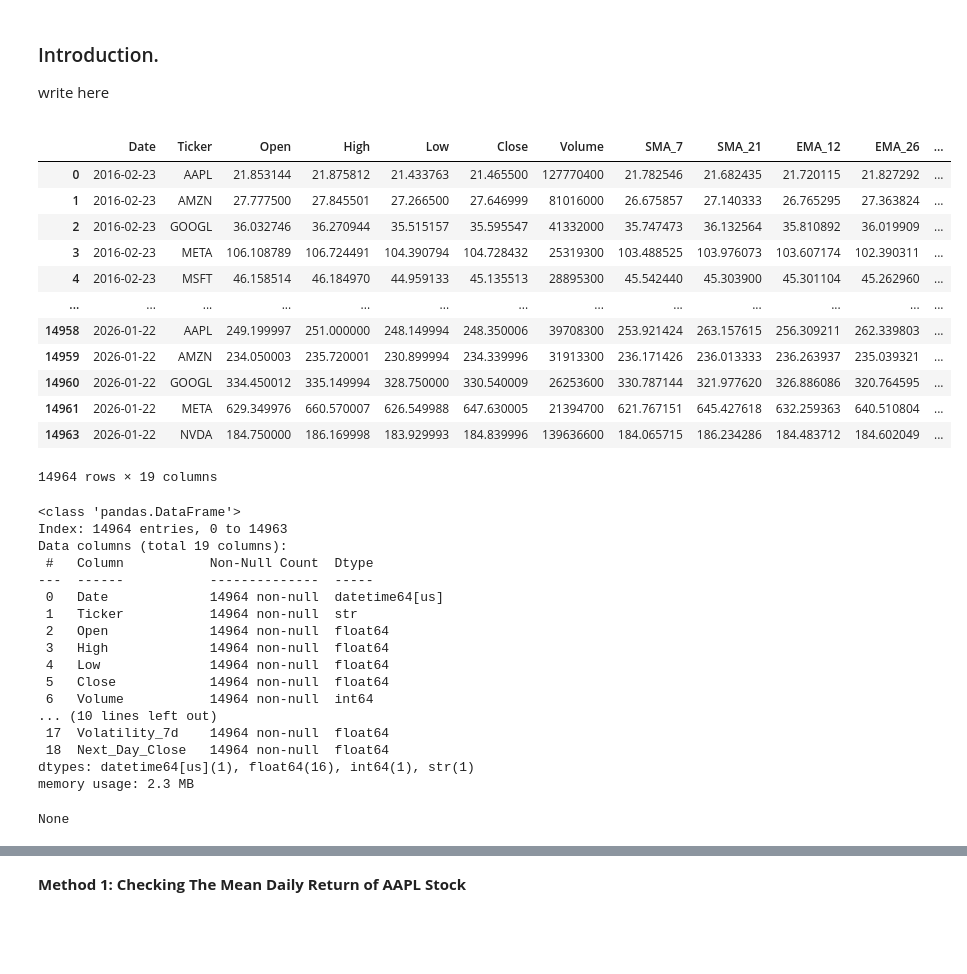
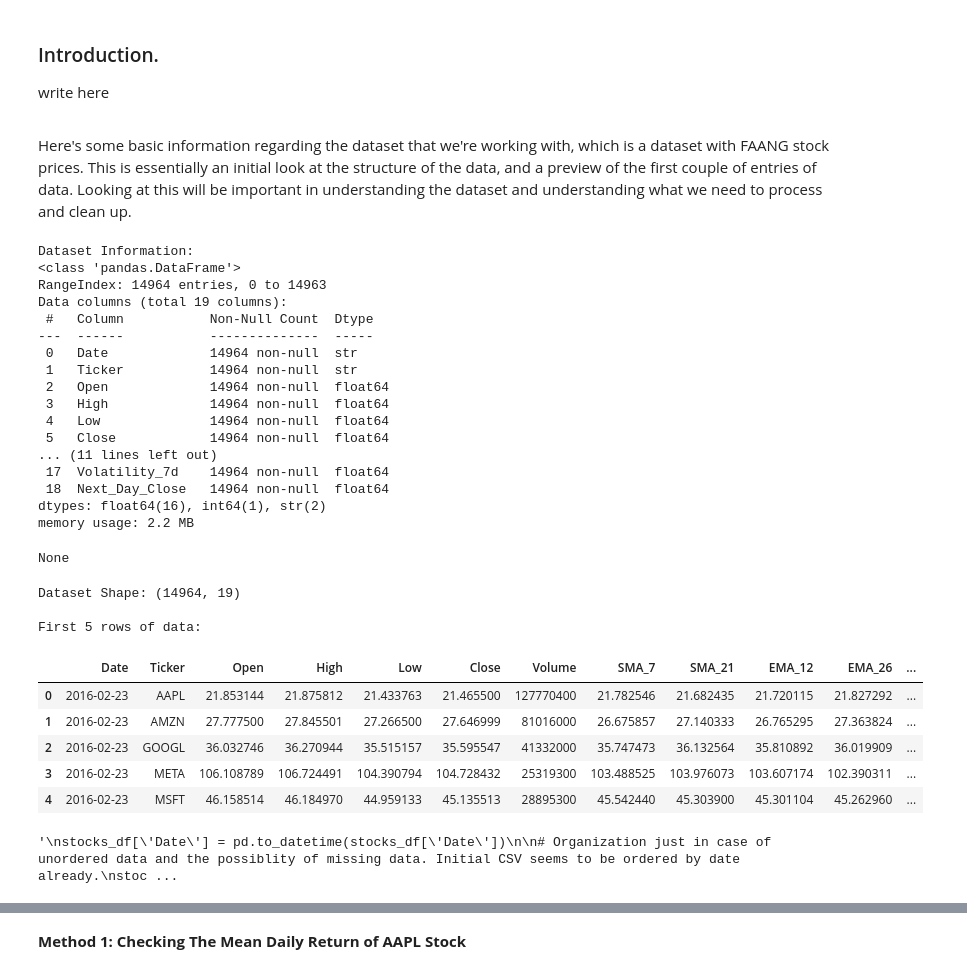
Before and after one commit to jli433/CMSC320_Final_Project, a Jupyter notebook: data.ipynb, the cells around one changed output, grey strips where cells are left out. Saved outputs shown, nothing was run; the diff lists cells and outputs as text; code cells hidden in the pictures; blank space fills up the shorter version.

Commit message:
pre processing

```diff
--- a/data.ipynb
+++ b/data.ipynb
@@ -50,44 +53,50 @@ import seaborn as sns
+# %% [markdown]
+Here's some basic information regarding the dataset that we're working with, which is a dataset with FAANG stock prices. This is essentially an initial look at the structure of the data, and a preview of the first couple of entries of data. Looking at this will be important in understanding the dataset and understanding what we need to process and clean up.
 # %%
-# Setting up the stocks database
+# Here, we're loading the stock dataset.
 stocks_df = pd.read_csv("faang_stock_prices.csv")
+
+print("Dataset Information:")
+display(stocks_df.info())
+
+print("\nDataset Shape:", stocks_df.shape)
+
+print("\nFirst 5 rows of data:")
+display(stocks_df.head())
+'''
 stocks_df['Date'] = pd.to_datetime(stocks_df['Date'])
 
 # Organization just in case of unordered data and the possiblity of missing data. Initial CSV seems to be ordered by date already.
 stocks_df = stocks_df.sort_values(by = "Date").dropna()
 
 display(stocks_df)
+'''
 # %% [output]
+Dataset Information:
+<class 'pandas.DataFrame'>
+RangeIndex: 14964 entries, 0 to 14963
+Data columns (total 19 columns):
+ #   Column           Non-Null Count  Dtype
+---  ------           --------------  -----
+ 0   Date             14964 non-null  str
+ 1   Ticker           14964 non-null  str
+ 2   Open             14964 non-null  float64
+ 3   High             14964 non-null  float64
+ 4   Low              14964 non-null  float64
+ 5   Close            14964 non-null  float64
+... (11 lines left out)
+ 17  Volatility_7d    14964 non-null  float64
+ 18  Next_Day_Close   14964 non-null  float64
+dtypes: float64(16), int64(1), str(2)
+memory usage: 2.2 MB
+None
+Dataset Shape: (14964, 19)
+
+First 5 rows of data:
 |  | Date | Ticker | Open | High | Low | Close | Volume | SMA_7 | SMA_21 | EMA_12 | EMA_26 | ... |
 | 0 | 2016-02-23 | AAPL | 21.853144 | 21.875812 | 21.433763 | 21.465500 | 127770400 | 21.782546 | 21.682435 | 21.720115 | 21.827292 | ... |
 | 1 | 2016-02-23 | AMZN | 27.777500 | 27.845501 | 27.266500 | 27.646999 | 81016000 | 26.675857 | 27.140333 | 26.765295 | 27.363824 | ... |
 | 2 | 2016-02-23 | GOOGL | 36.032746 | 36.270944 | 35.515157 | 35.595547 | 41332000 | 35.747473 | 36.132564 | 35.810892 | 36.019909 | ... |
 | 3 | 2016-02-23 | META | 106.108789 | 106.724491 | 104.390794 | 104.728432 | 25319300 | 103.488525 | 103.976073 | 103.607174 | 102.390311 | ... |
 | 4 | 2016-02-23 | MSFT | 46.158514 | 46.184970 | 44.959133 | 45.135513 | 28895300 | 45.542440 | 45.303900 | 45.301104 | 45.262960 | ... |
-| ... | ... | ... | ... | ... | ... | ... | ... | ... | ... | ... | ... | ... |
-| 14958 | 2026-01-22 | AAPL | 249.199997 | 251.000000 | 248.149994 | 248.350006 | 39708300 | 253.921424 | 263.157615 | 256.309211 | 262.339803 | ... |
-| 14959 | 2026-01-22 | AMZN | 234.050003 | 235.720001 | 230.899994 | 234.339996 | 31913300 | 236.171426 | 236.013333 | 236.263937 | 235.039321 | ... |
-| 14960 | 2026-01-22 | GOOGL | 334.450012 | 335.149994 | 328.750000 | 330.540009 | 26253600 | 330.787144 | 321.977620 | 326.886086 | 320.764595 | ... |
-| 14961 | 2026-01-22 | META | 629.349976 | 660.570007 | 626.549988 | 647.630005 | 21394700 | 621.767151 | 645.427618 | 632.259363 | 640.510804 | ... |
-| 14963 | 2026-01-22 | NVDA | 184.750000 | 186.169998 | 183.929993 | 184.839996 | 139636600 | 184.065715 | 186.234286 | 184.483712 | 184.602049 | ... |
-14964 rows × 19 columns
+'\nstocks_df[\'Date\'] = pd.to_datetime(stocks_df[\'Date\'])\n\n# Organization just in case of unordered data and the possiblity of missing data. Initial CSV seems to be ordered by date already.\nstoc ...
-# %%
-display(stocks_df.info())
-# %% [output]
-<class 'pandas.DataFrame'>
-Index: 14964 entries, 0 to 14963
-Data columns (total 19 columns):
- #   Column           Non-Null Count  Dtype
----  ------           --------------  -----
- 0   Date             14964 non-null  datetime64[us]
- 1   Ticker           14964 non-null  str
- 2   Open             14964 non-null  float64
- 3   High             14964 non-null  float64
- 4   Low              14964 non-null  float64
- 5   Close            14964 non-null  float64
- 6   Volume           14964 non-null  int64
-... (10 lines left out)
- 17  Volatility_7d    14964 non-null  float64
- 18  Next_Day_Close   14964 non-null  float64
-dtypes: datetime64[us](1), float64(16), int64(1), str(1)
-memory usage: 2.3 MB
-None
```
Also changed, not shown: parts of 20 cells of this notebook, 1 other file.
